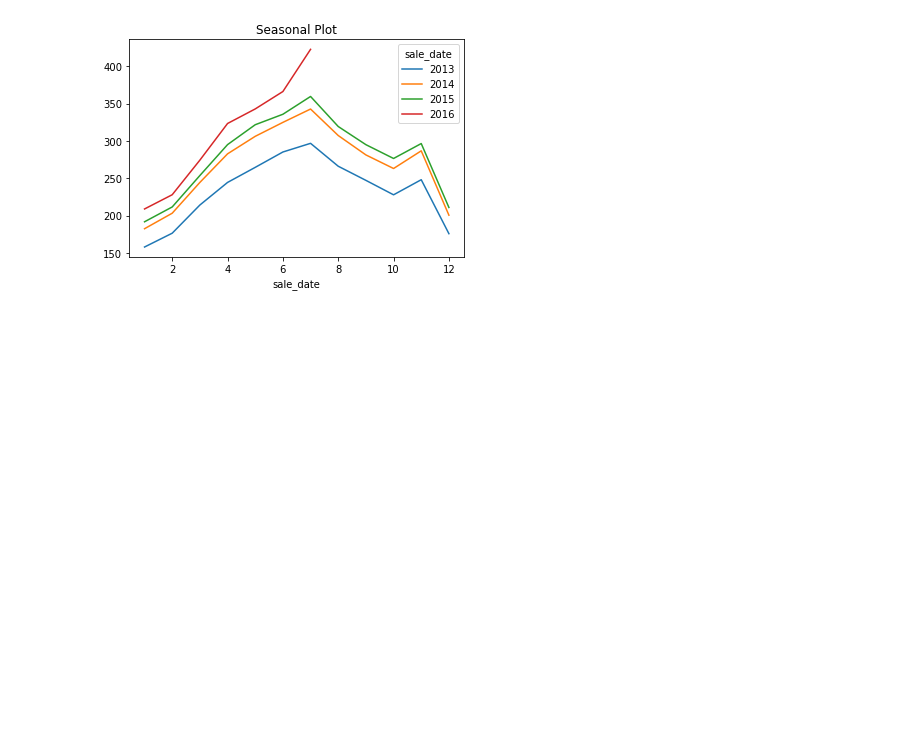
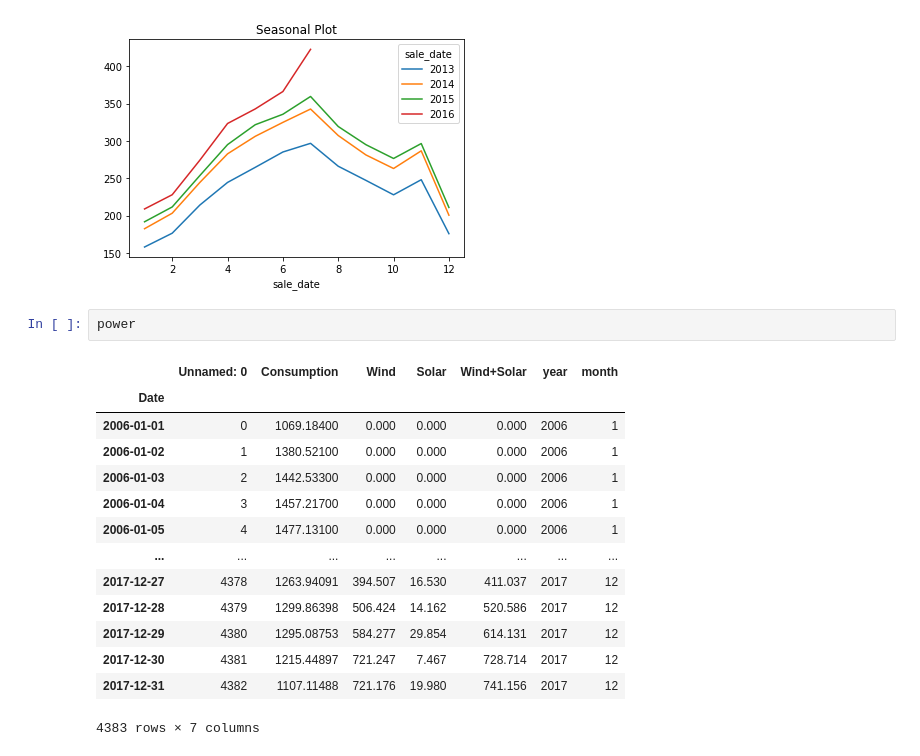
Before and after one commit to Sam-keeler/time-series-exercises, a Jupyter notebook: explore.ipynb, the cells around one changed output. Saved outputs shown, nothing was run; the diff lists cells and outputs as text; blank space fills up the shorter version.

```diff
--- a/explore.ipynb
+++ b/explore.ipynb
@@ -105,3 +105,20 @@ y.groupby([y.index.year, y.index.month]).mean().unstack(0).plot(title='Seasonal
 # %% [output]
 <AxesSubplot:title={'center':'Seasonal Plot'}, xlabel='sale_date'>
 [figure]
+# %%
+power
+# %% [output]
+|  | Unnamed: 0 | Consumption | Wind | Solar | Wind+Solar | year | month |
+| Date |  |  |  |  |  |  |  |
+| 2006-01-01 | 0 | 1069.18400 | 0.000 | 0.000 | 0.000 | 2006 | 1 |
+| 2006-01-02 | 1 | 1380.52100 | 0.000 | 0.000 | 0.000 | 2006 | 1 |
+| 2006-01-03 | 2 | 1442.53300 | 0.000 | 0.000 | 0.000 | 2006 | 1 |
+| 2006-01-04 | 3 | 1457.21700 | 0.000 | 0.000 | 0.000 | 2006 | 1 |
+| 2006-01-05 | 4 | 1477.13100 | 0.000 | 0.000 | 0.000 | 2006 | 1 |
+| ... | ... | ... | ... | ... | ... | ... | ... |
+| 2017-12-27 | 4378 | 1263.94091 | 394.507 | 16.530 | 411.037 | 2017 | 12 |
+| 2017-12-28 | 4379 | 1299.86398 | 506.424 | 14.162 | 520.586 | 2017 | 12 |
+| 2017-12-29 | 4380 | 1295.08753 | 584.277 | 29.854 | 614.131 | 2017 | 12 |
+| 2017-12-30 | 4381 | 1215.44897 | 721.247 | 7.467 | 728.714 | 2017 | 12 |
+| 2017-12-31 | 4382 | 1107.11488 | 721.176 | 19.980 | 741.156 | 2017 | 12 |
+4383 rows × 7 columns
```
Also changed, not shown: parts of 4 cells of this notebook, 3 other files.
